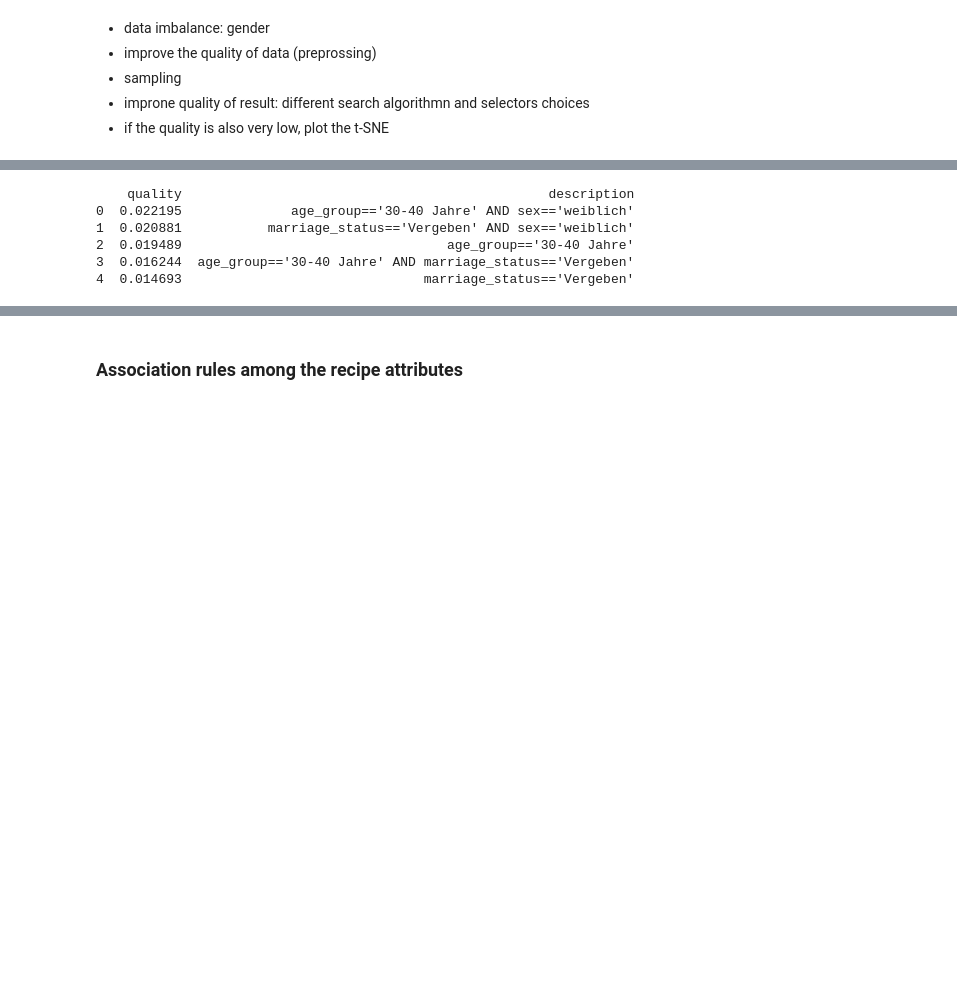
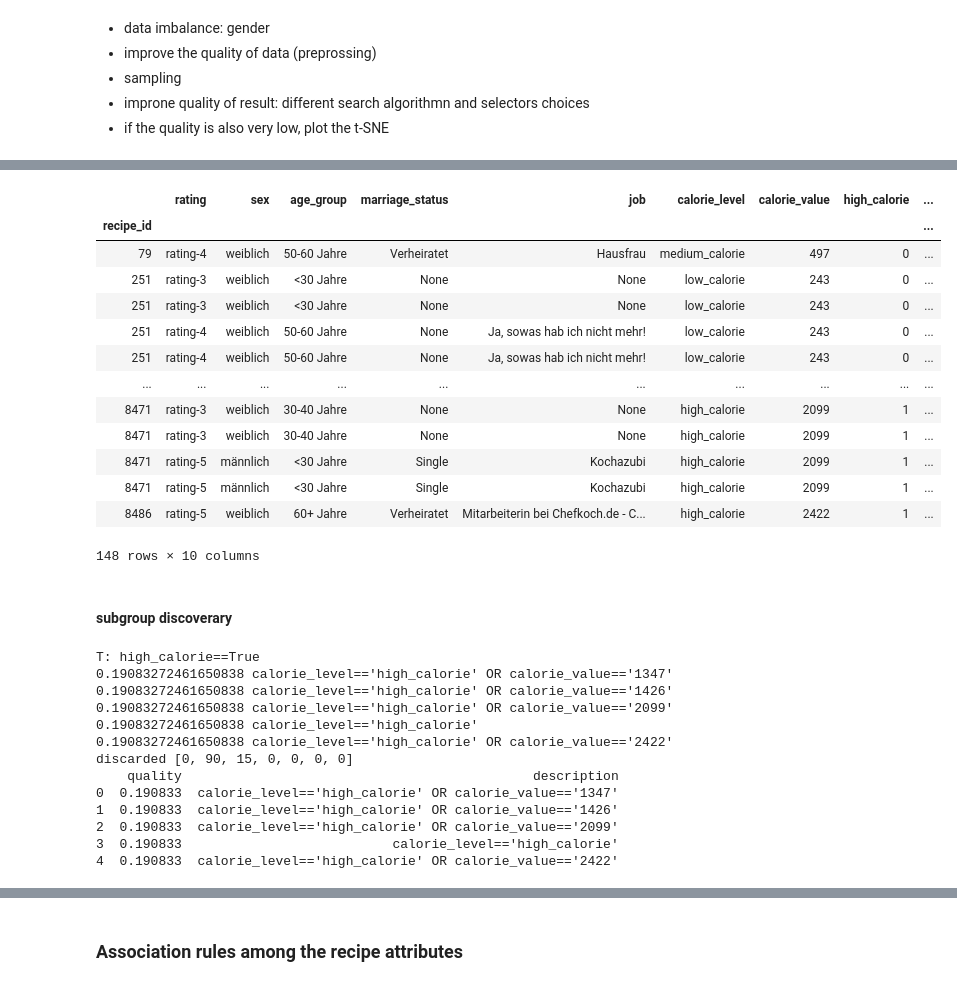
Before and after one commit to sunwen0120/Pratikum_chefkoch, a Jupyter notebook: data_analysis_2.ipynb, the cells around one changed output, grey strips where cells are left out. Drawn from its saved outputs; the diff is of its cells as text; code cells hidden in the pictures; blank space fills up the shorter version.

```diff
--- a/data_analysis_2.ipynb
+++ b/data_analysis_2.ipynb
@@ -218,7 +221,7 @@ data.head()
 | 4 | Menüart | "Bottermelk Anballerste" | ['Hauptspeise', 'Europa', 'Suppe'... | 3.60 | normal | ['500g', 'Kartoffel(n)', '1', 'Zw... | 3.0 | NaN | ... |
 # %%
 data_com = data.dropna(subset=["comment_user",'calorie_value'])
-# data_com = data_com[0:1800]
+data_com = data_com[0:1800]
 data_com.head()
 # data_com data_com_com['comment_user']
 df_com_1 = extract_com_user(data_com)
@@ -228,5 +231,5 @@ df_com_new = df_com_1.merge(df_com_2, on='recipe_id', how='left')
 df_com_new = df_com_new.drop(0,1)
 df_com_new = df_com_new[['recipe_id','name','rating','sex','age','marriage_status','job','comment_time','calorie_value']]
 df_com_new = df_com_new.set_index(["recipe_id"])
-df_com_new
+df_com_new.head()
 # %% [output]
@@ -235,11 +244,11 @@ KeyboardInterrupt:
 # remove none value in the whole data set
 df_com_new = remove_None(df_com_new, 'age')
 df_com_new = remove_None(df_com_new, 'sex')
-df_com_new = remove_None(df_com_new, 'marriage_status')
+# df_com_new = remove_None(df_com_new, 'marriage_status')
 # df_com_new = remove_None(df_com_new, 'job')
 df_com_new = remove_None(df_com_new, 'calorie_value')
-# df_com_new['sex'].value_counts()
+df_com_new['sex'].value_counts()
 # df_com_new['marriage_status'].value_counts()
 # df_com_new['job'].value_counts()
-df_com_new.head()
+# df_com_new
 # %% [output]
@@ -283,25 +378,58 @@ Name: sex, dtype: int64
+# %%
+# add the dummyset into the downsampled dataset
+downsampled_dum = pd.get_dummies(downsampled['calorie_level'])
+# downsampled_dum.reset_index(inplace = True)
+# downsampled.reset_index(inplace = True)
+downsampled_new = downsampled.join(downsampled_dum, how='left')
+# downsampled_new = downsampled_new.drop('calorie_level',1)
+# downsampled_new['sex'].value_counts()
+downsampled_new
+# %% [output]
+|  | rating | sex | age_group | marriage_status | job | calorie_level | calorie_value | high_calorie | ... |
+| recipe_id |  |  |  |  |  |  |  |  | ... |
+| 79 | rating-4 | weiblich | 50-60 Jahre | Verheiratet | Hausfrau | medium_calorie | 497 | 0 | ... |
+| 251 | rating-3 | weiblich | <30 Jahre | None | None | low_calorie | 243 | 0 | ... |
+| 251 | rating-3 | weiblich | <30 Jahre | None | None | low_calorie | 243 | 0 | ... |
+| 251 | rating-4 | weiblich | 50-60 Jahre | None | Ja, sowas hab ich nicht mehr! | low_calorie | 243 | 0 | ... |
+| 251 | rating-4 | weiblich | 50-60 Jahre | None | Ja, sowas hab ich nicht mehr! | low_calorie | 243 | 0 | ... |
+| ... | ... | ... | ... | ... | ... | ... | ... | ... | ... |
+| 8471 | rating-3 | weiblich | 30-40 Jahre | None | None | high_calorie | 2099 | 1 | ... |
+| 8471 | rating-3 | weiblich | 30-40 Jahre | None | None | high_calorie | 2099 | 1 | ... |
+| 8471 | rating-5 | männlich | <30 Jahre | Single | Kochazubi | high_calorie | 2099 | 1 | ... |
+| 8471 | rating-5 | männlich | <30 Jahre | Single | Kochazubi | high_calorie | 2099 | 1 | ... |
+| 8486 | rating-5 | weiblich | 60+ Jahre | Verheiratet | Mitarbeiterin bei Chefkoch.de - C... | high_calorie | 2422 | 1 | ... |
+148 rows × 10 columns
+# %% [markdown]
+#### subgroup discoverary
 # %%
 import pysubgroup as ps
 
-
-target = ps.BinaryTarget ('low_calorie', True)
-searchspace = ps.create_selectors(df_age, ignore=['high_calorie','medium_calorie','low_calorie','rating'])
+target = ps.BinaryTarget('high_calorie', True)
+print(target)
+searchspace = ps.create_selectors(downsampled_new, ignore=['high_calorie','medium_calorie','low_calorie','rating','job','recipe_id'])
 task = ps.SubgroupDiscoveryTask (
-    df_age,
+    downsampled_new,
     target,
     searchspace,
     result_set_size=5,
     depth=2,
     qf=ps.WRAccQF())
-# result = ps.GeneralisingBFS().execute(task)
-result = ps.BestFirstSearch().execute(task)
+result = ps.GeneralisingBFS().execute(task)
+# result = ps.BestFirstSearch().execute(task)
 # pd.set_option('display.max_rows'None)
 pd.set_option('max_colwidth',100)
 print(result.to_dataframe())
 # %% [output]
-    quality                                               description
-0  0.022195              age_group=='30-40 Jahre' AND sex=='weiblich'
-1  0.020881           marriage_status=='Vergeben' AND sex=='weiblich'
-2  0.019489                                  age_group=='30-40 Jahre'
-3  0.016244  age_group=='30-40 Jahre' AND marriage_status=='Vergeben'
-4  0.014693                               marriage_status=='Vergeben'
+T: high_calorie==True
+0.19083272461650838 calorie_level=='high_calorie' OR calorie_value=='1347'
+0.19083272461650838 calorie_level=='high_calorie' OR calorie_value=='1426'
+0.19083272461650838 calorie_level=='high_calorie' OR calorie_value=='2099'
+0.19083272461650838 calorie_level=='high_calorie'
+0.19083272461650838 calorie_level=='high_calorie' OR calorie_value=='2422'
+discarded [0, 90, 15, 0, 0, 0, 0]
+    quality                                             description
+0  0.190833  calorie_level=='high_calorie' OR calorie_value=='1347'
+1  0.190833  calorie_level=='high_calorie' OR calorie_value=='1426'
+2  0.190833  calorie_level=='high_calorie' OR calorie_value=='2099'
+3  0.190833                           calorie_level=='high_calorie'
+4  0.190833  calorie_level=='high_calorie' OR calorie_value=='2422'
```
Also changed, not shown: parts of 16 cells of this notebook.
